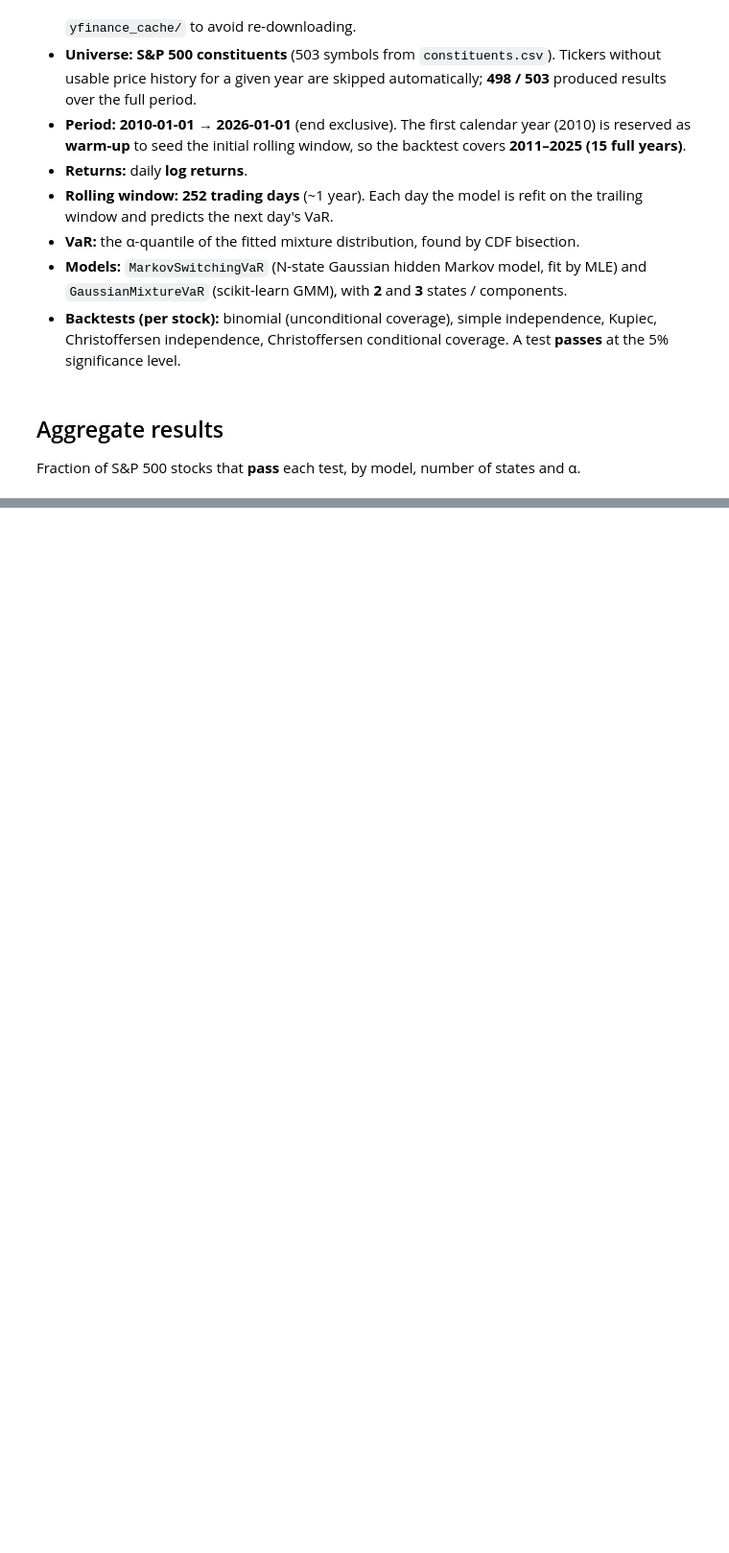
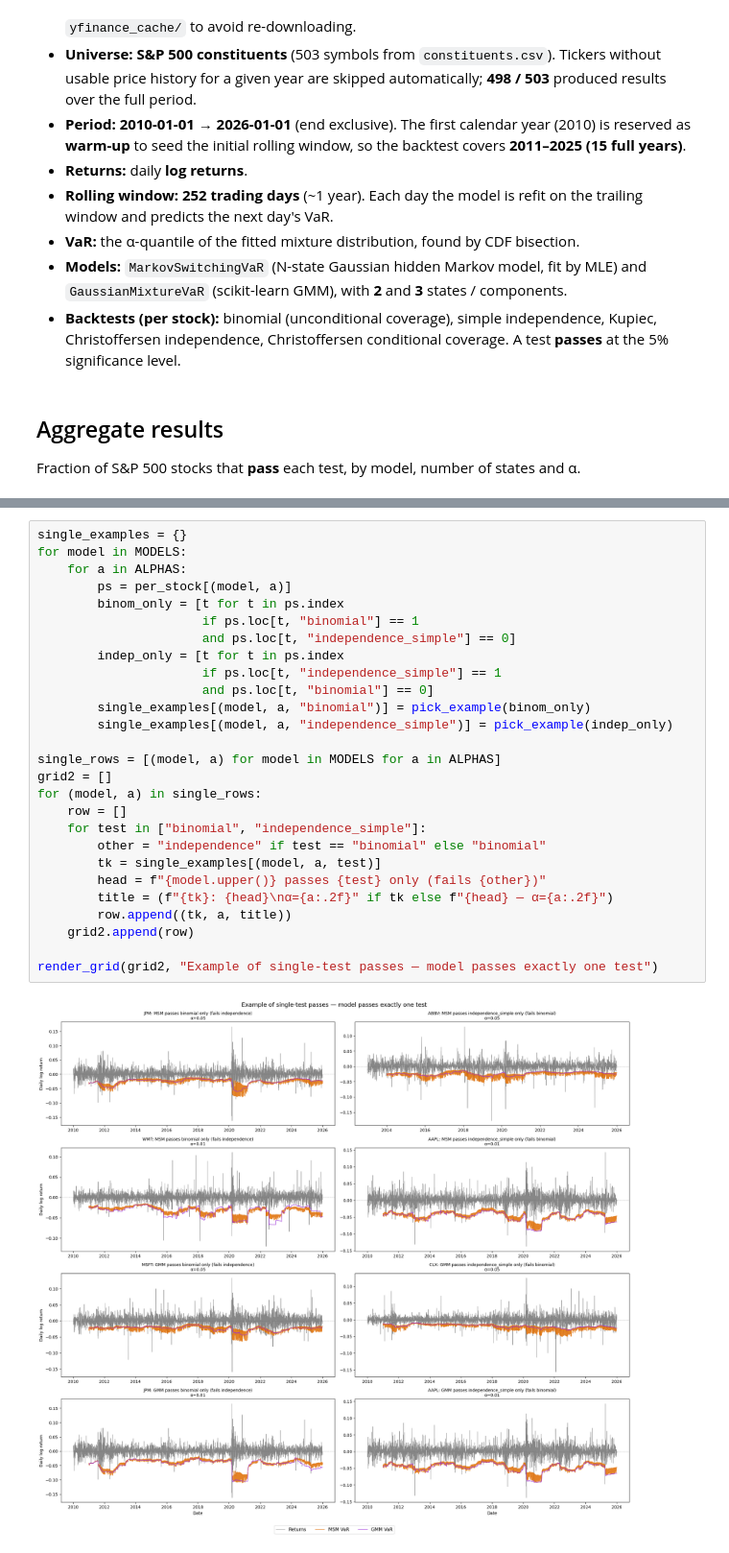
Before and after one commit to MrDelrus/ms-var-prediction, a Jupyter notebook: notebooks/model_comparison.ipynb, the cells around one changed output, grey strips where cells are left out. Shown at 96% size. Drawn from its saved outputs; the diff is of its cells as text; blank space fills up the shorter version.

```diff
--- a/notebooks/model_comparison.ipynb
+++ b/notebooks/model_comparison.ipynb
@@ -215,0 +216,29 @@ for a in ALPHAS:
+# %%
+single_examples = {}
+for model in MODELS:
+    for a in ALPHAS:
+        ps = per_stock[(model, a)]
+        binom_only = [t for t in ps.index
+                      if ps.loc[t, "binomial"] == 1
+                      and ps.loc[t, "independence_simple"] == 0]
+        indep_only = [t for t in ps.index
+                      if ps.loc[t, "independence_simple"] == 1
+                      and ps.loc[t, "binomial"] == 0]
+        single_examples[(model, a, "binomial")] = pick_example(binom_only)
+        single_examples[(model, a, "independence_simple")] = pick_example(indep_only)
+
+single_rows = [(model, a) for model in MODELS for a in ALPHAS]
+grid2 = []
+for (model, a) in single_rows:
+    row = []
+    for test in ["binomial", "independence_simple"]:
+        other = "independence" if test == "binomial" else "binomial"
+        tk = single_examples[(model, a, test)]
+        head = f"{model.upper()} passes {test} only (fails {other})"
+        title = (f"{tk}: {head}\nα={a:.2f}" if tk else f"{head} — α={a:.2f}")
+        row.append((tk, a, title))
+    grid2.append(row)
+
+render_grid(grid2, "Example of single-test passes — model passes exactly one test")
+# %% [output]
+[figure, added]
```
Also changed, not shown: parts of 10 cells of this notebook.
